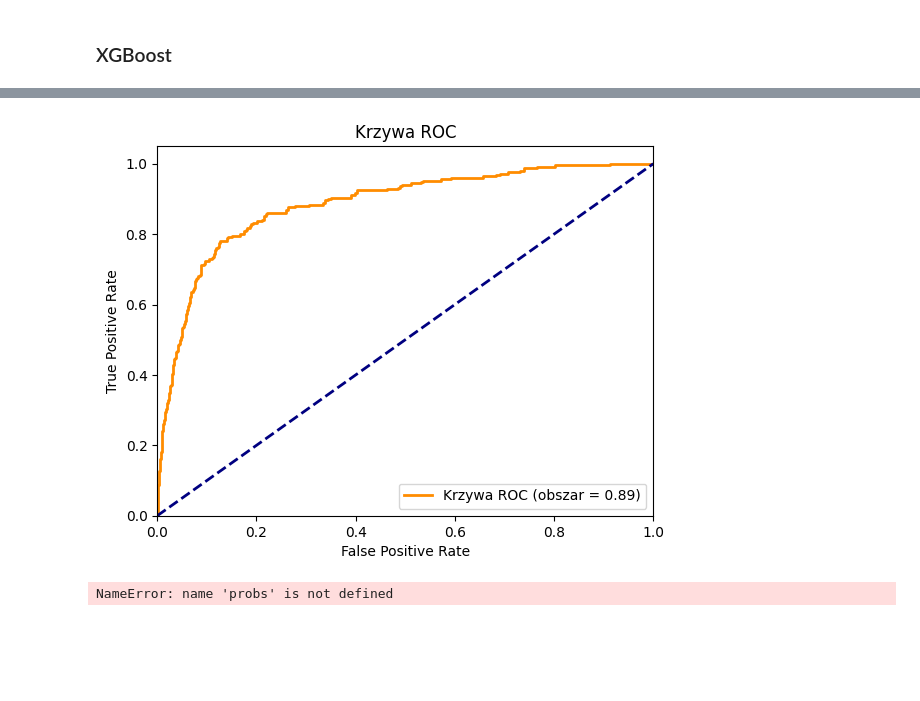
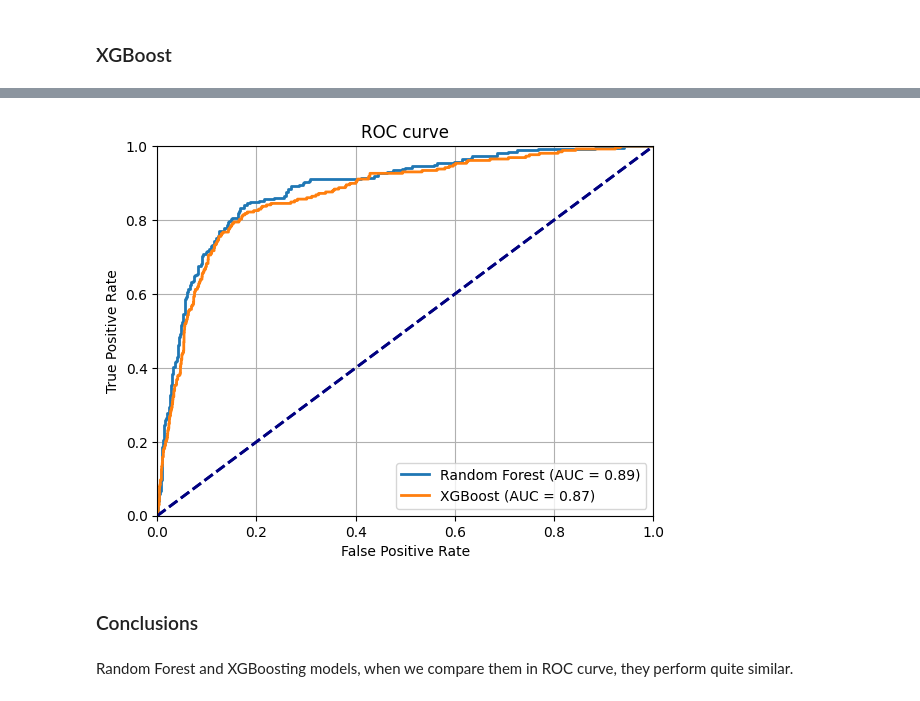
Before and after one commit to nieweglp/civitta_task, a Jupyter notebook: ml_models_final.ipynb, the cells around one changed output, grey strips where cells are left out. Saved outputs shown, nothing was run; the diff lists cells and outputs as text; code cells hidden in the pictures; blank space fills up the shorter version.

```diff
--- a/ml_models_final.ipynb
+++ b/ml_models_final.ipynb
@@ -62,2 +115,2 @@ X_numerical_power = pd.DataFrame(numerical_power_data, columns=numerical_power_c
 # %%
-X = pd.concat([X_numerical, X_numerical_power, X_nominal, X_ordinal], axis=1)
+X = pd.concat([X_numerical, X_nominal, X_ordinal], axis=1)
@@ -197,0 +328,5 @@ y_ready = df[~df.index.isin(outliers_index)] \
+# %%
+X_ready.drop(
+    columns=["loan_to_value_ratio", "annual_percentage_rate", "income", "vehicle_initial_assessment_value", "age"],
+    inplace=True
+)
@@ -336,7 +458,7 @@ shap.summary_plot(shap_values, X_test)
 # %%
 from xgboost import XGBClassifier
 
-xgb_clf = XGBClassifier(n_estimators=100, objective="binary:logistic")
+xgb_clf = XGBClassifier(n_estimators=1000, max_depth=7, objective="binary:logistic", random_state=seed)
 xgb_clf.fit(X_train_rus, y_train_rus)
 xgb_preds = xgb_clf.predict(X_test)
 
@@ -361,32 +493,27 @@ roc_auc_score: 0.813141567963903
 # %%
 from sklearn.metrics import roc_curve, auc
 
-xgb_proba = xgb_clf.predict_proba(X_test)[:, 1]
-fpr, tpr, thresholds = roc_curve(y_test, xgb_proba)
+def plot_roc_curve(fpr, tpr, name):
+    roc_auc = auc(fpr, tpr)
+    plt.plot(fpr, tpr, lw=2, label=f"{name} (AUC = {roc_auc:.2f})")
+    plt.plot([0, 1], [0, 1], color='navy', lw=2, linestyle='--')
+    plt.grid(visible=True)
+    plt.xlim([0.0, 1.0])
+    plt.ylim([0.0, 1.0])
+    plt.xlabel('False Positive Rate')
+    plt.ylabel('True Positive Rate')
+    plt.title('ROC curve')
+    plt.legend(loc="lower right")
 
-# Wyświetl krzywą ROC
-plt.figure()
-plt.plot(fpr, tpr, color='darkorange', lw=2, label='Krzywa ROC (obszar = %0.2f)' % auc(fpr, tpr))
-plt.plot([0, 1], [0, 1], color='navy', lw=2, linestyle='--')
-plt.xlim([0.0, 1.0])
-plt.ylim([0.0, 1.05])
-plt.xlabel('False Positive Rate')
-plt.ylabel('True Positive Rate')
-plt.title('Krzywa ROC')
-plt.legend(loc="lower right")
-plt.show()
 
-# Znajdź indeks progu dla wybranej wartości progu (np. 0.6)
-idx = next(i for i, threshold in enumerate(thresholds) if threshold >= 0.6)
-
-# Ustaw próg klasyfikacji
-threshold = thresholds[idx]
-
-# Klasyfikuj dane z wybranym progiem
-predicted = (probs >= threshold).astype(int)
-
-print("Wybrany próg:", threshold)
-print("Klasyfikacja z wybranym progiem:", predicted)
+clfs = [(rf_clf, "Random Forest"), (xgb_clf, "XGBoost")]
+for clf, name in clfs:
+    proba = clf.predict_proba(X_test)[:, 1]
+    fpr, tpr, thresholds = roc_curve(y_test, proba)
+    plot_roc_curve(fpr, tpr, name)
 # %% [output]
-[figure, old version]
+[figure, new version]
-NameError: name 'probs' is not defined
+# %% [markdown]
+### Conclusions
+# %% [markdown]
+Random Forest and XGBoosting models, when we compare them in ROC curve, they perform quite similar.
```
Also changed, not shown: parts of 49 cells of this notebook, 2 other files.
